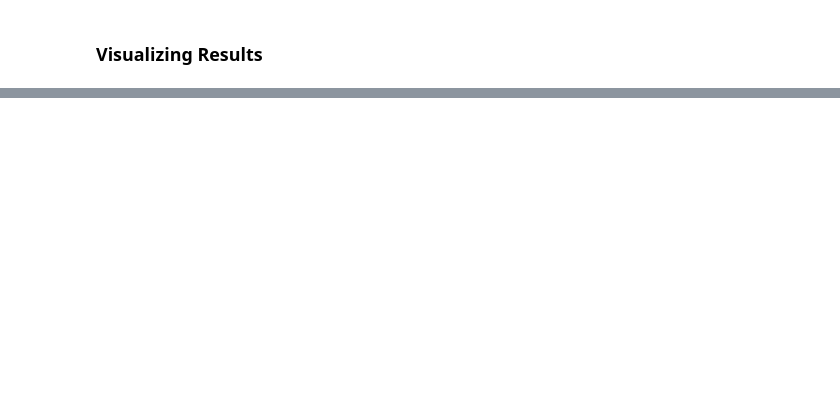
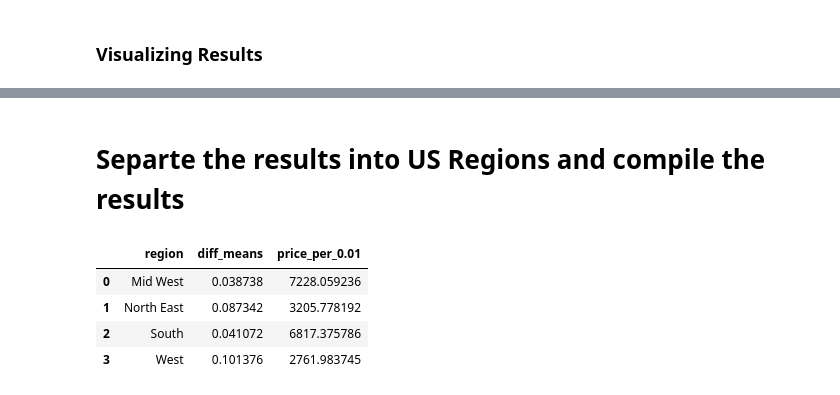
Before and after one commit to louisbove84/CapStone1, a Jupyter notebook: CapStone1.ipynb, the cells around one changed output, grey strips where cells are left out. Drawn from its saved outputs; the diff is of its cells as text; code cells hidden in the pictures; blank space fills up the shorter version.

```diff
--- a/CapStone1.ipynb
+++ b/CapStone1.ipynb
@@ -521,0 +578,50 @@ AttributeError: 'DataFrame' object has no attribute 'str'
+# %% [markdown]
+# Separte the results into US Regions and compile the results
+# %%
+#Create variables to work with the regions results
+ev_regions = pd_hotels_db_useful.dropna().groupby('regions')
+random_regions = pd_hotels_random.dropna().groupby('regions')
+results_regions = (random_regions.describe().iloc[:,[0,1,2]]).merge((ev_regions.describe().iloc[:,[0,1,2]]), left_on='regions', right_on='regions')
+results_regions.columns = ['random_count', 'random_mean', 'random_std', 'ev_count', 'ev_mean', 'ev_std']
+
+#Create dictionaries of the values within the two dataframes
+ev_dict = {}
+random_dict = {}
+
+for reg, val in ev_regions:
+    ev_dict[reg] = val['rating'].to_numpy()
+
+for reg, val in random_regions:
+    random_dict[reg] = val['rating'].to_numpy()
+
+#Use Welch T-Test for all regions and add it to the results dataframe
+region_results = {}
+for key, val in random_dict.items():
+    t,p = stats.ttest_ind(val, ev_dict[key], equal_var = False)
+    region_results[key] = p
+
+#N - North East W - West M - Mid West S - South
+results_regions.index = ['Mid West', 'North East', 'South', 'West']
+
+#Add p_value column
+results_regions['p_values'] = pd.Series(region_results)
+
+#Add difference in means column
+results_regions['diff_means'] = results_regions['ev_mean'] - results_regions['random_mean']
+
+#Determine cost for hotels to increase their rating by 0.01 of a point based on EV charger cost for
+#a Level 2 charger at avg price of $3500 per port, assuming a hotel would need 8 chargers ($28,000 total)
+#(https://afdc.energy.gov/files/u/publication/evse_cost_report_2015.pdf)
+results_regions['price_per_0.01'] = 28000 / (results_regions['diff_means'] * 100)
+
+#Results breakdown using 'region'
+results_regions = results_regions.reset_index()
+results_regions.columns.values[0] = "region"
+# %%
+results_regions.iloc[:,[0,8,9]]
+# %% [output]
+|  | region | diff_means | price_per_0.01 |
+| 0 | Mid West | 0.038738 | 7228.059236 |
+| 1 | North East | 0.087342 | 3205.778192 |
+| 2 | South | 0.041072 | 6817.375786 |
+| 3 | West | 0.101376 | 2761.983745 |
```
Also changed, not shown: parts of 25 cells of this notebook, 12 other files.
